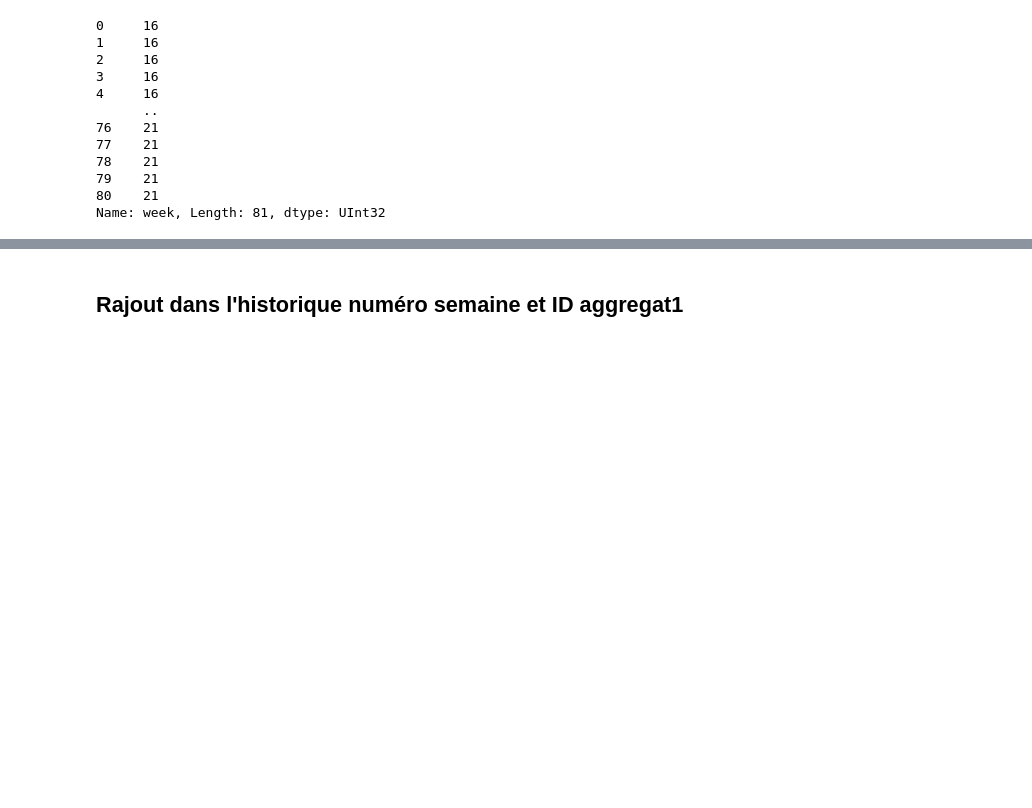
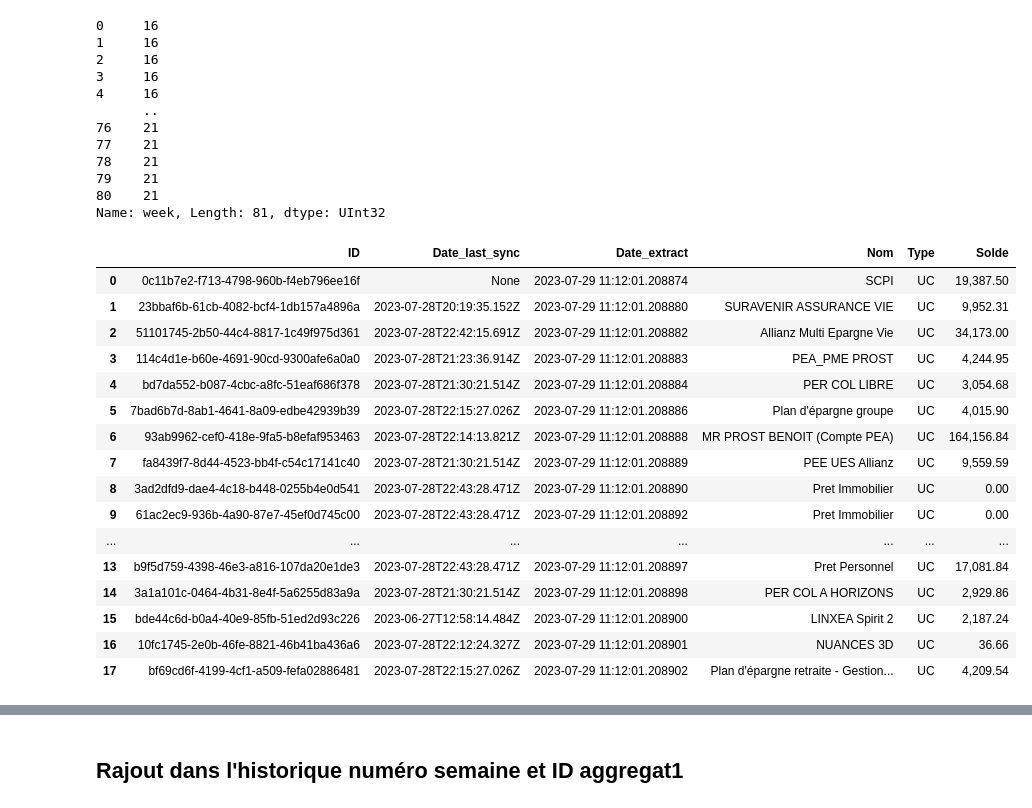
Before and after one commit to BenoitProst/finary, a Jupyter notebook: Wealth Extract Analysis.ipynb, the cells around one changed output, grey strips where cells are left out. Saved outputs shown, nothing was run; the diff lists cells and outputs as text; code cells hidden in the pictures; blank space fills up the shorter version.

```diff
--- a/Wealth Extract Analysis.ipynb
+++ b/Wealth Extract Analysis.ipynb
@@ -82,6 +82,26 @@ for i in range(len(json_data_UC["result"])):
 
 # Convertir le dictionnaire en DataFrame
 df = pd.DataFrame(BalancePatrimoine)
+# %%
+df
+# %% [output]
+|  | ID | Date_last_sync | Date_extract | Nom | Type | Solde |
+| 0 | 0c11b7e2-f713-4798-960b-f4eb796ee16f | None | 2023-07-29 11:12:01.208874 | SCPI | UC | 19,387.50 |
+| 1 | 23bbaf6b-61cb-4082-bcf4-1db157a4896a | 2023-07-28T20:19:35.152Z | 2023-07-29 11:12:01.208880 | SURAVENIR ASSURANCE VIE | UC | 9,952.31 |
+| 2 | 51101745-2b50-44c4-8817-1c49f975d361 | 2023-07-28T22:42:15.691Z | 2023-07-29 11:12:01.208882 | Allianz Multi Epargne Vie | UC | 34,173.00 |
+| 3 | 114c4d1e-b60e-4691-90cd-9300afe6a0a0 | 2023-07-28T21:23:36.914Z | 2023-07-29 11:12:01.208883 | PEA_PME PROST | UC | 4,244.95 |
+| 4 | bd7da552-b087-4cbc-a8fc-51eaf686f378 | 2023-07-28T21:30:21.514Z | 2023-07-29 11:12:01.208884 | PER COL LIBRE | UC | 3,054.68 |
+| 5 | 7bad6b7d-8ab1-4641-8a09-edbe42939b39 | 2023-07-28T22:15:27.026Z | 2023-07-29 11:12:01.208886 | Plan d'épargne groupe | UC | 4,015.90 |
+| 6 | 93ab9962-cef0-418e-9fa5-b8efaf953463 | 2023-07-28T22:14:13.821Z | 2023-07-29 11:12:01.208888 | MR PROST BENOIT (Compte PEA) | UC | 164,156.84 |
+| 7 | fa8439f7-8d44-4523-bb4f-c54c17141c40 | 2023-07-28T21:30:21.514Z | 2023-07-29 11:12:01.208889 | PEE UES Allianz | UC | 9,559.59 |
+| 8 | 3ad2dfd9-dae4-4c18-b448-0255b4e0d541 | 2023-07-28T22:43:28.471Z | 2023-07-29 11:12:01.208890 | Pret Immobilier | UC | 0.00 |
+| 9 | 61ac2ec9-936b-4a90-87e7-45ef0d745c00 | 2023-07-28T22:43:28.471Z | 2023-07-29 11:12:01.208892 | Pret Immobilier | UC | 0.00 |
+| ... | ... | ... | ... | ... | ... | ... |
+| 13 | b9f5d759-4398-46e3-a816-107da20e1de3 | 2023-07-28T22:43:28.471Z | 2023-07-29 11:12:01.208897 | Pret Personnel | UC | 17,081.84 |
+| 14 | 3a1a101c-0464-4b31-8e4f-5a6255d83a9a | 2023-07-28T21:30:21.514Z | 2023-07-29 11:12:01.208898 | PER COL A HORIZONS | UC | 2,929.86 |
+| 15 | bde44c6d-b0a4-40e9-85fb-51ed2d93c226 | 2023-06-27T12:58:14.484Z | 2023-07-29 11:12:01.208900 | LINXEA Spirit 2 | UC | 2,187.24 |
+| 16 | 10fc1745-2e0b-46fe-8821-46b41ba436a6 | 2023-07-28T22:12:24.327Z | 2023-07-29 11:12:01.208901 | NUANCES 3D | UC | 36.66 |
+| 17 | bf69cd6f-4199-4cf1-a509-fefa02886481 | 2023-07-28T22:15:27.026Z | 2023-07-29 11:12:01.208902 | Plan d'épargne retraite - Gestion... | UC | 4,209.54 |
 # %%
 dfAgregat = pd.merge(df, dfComptes, on='ID', how='left')
 # %%
```
Also changed, not shown: parts of 14 cells of this notebook, 1 other file.
